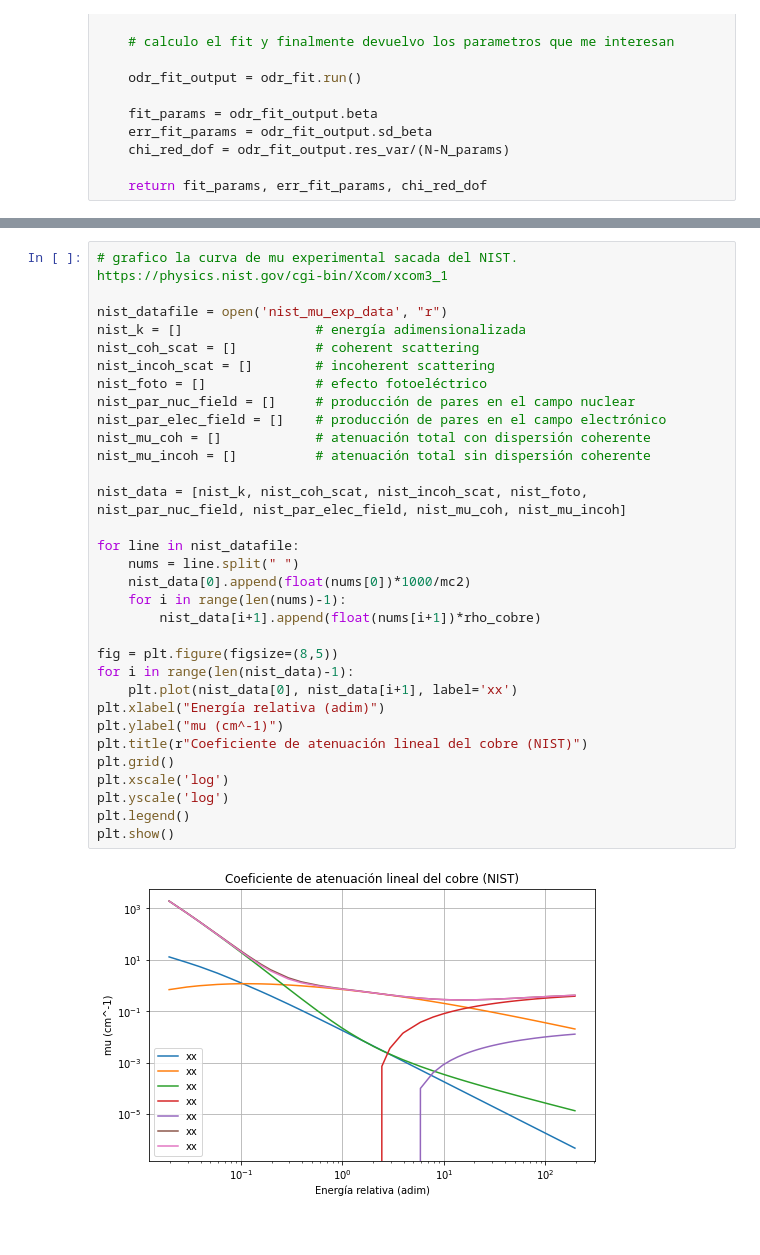
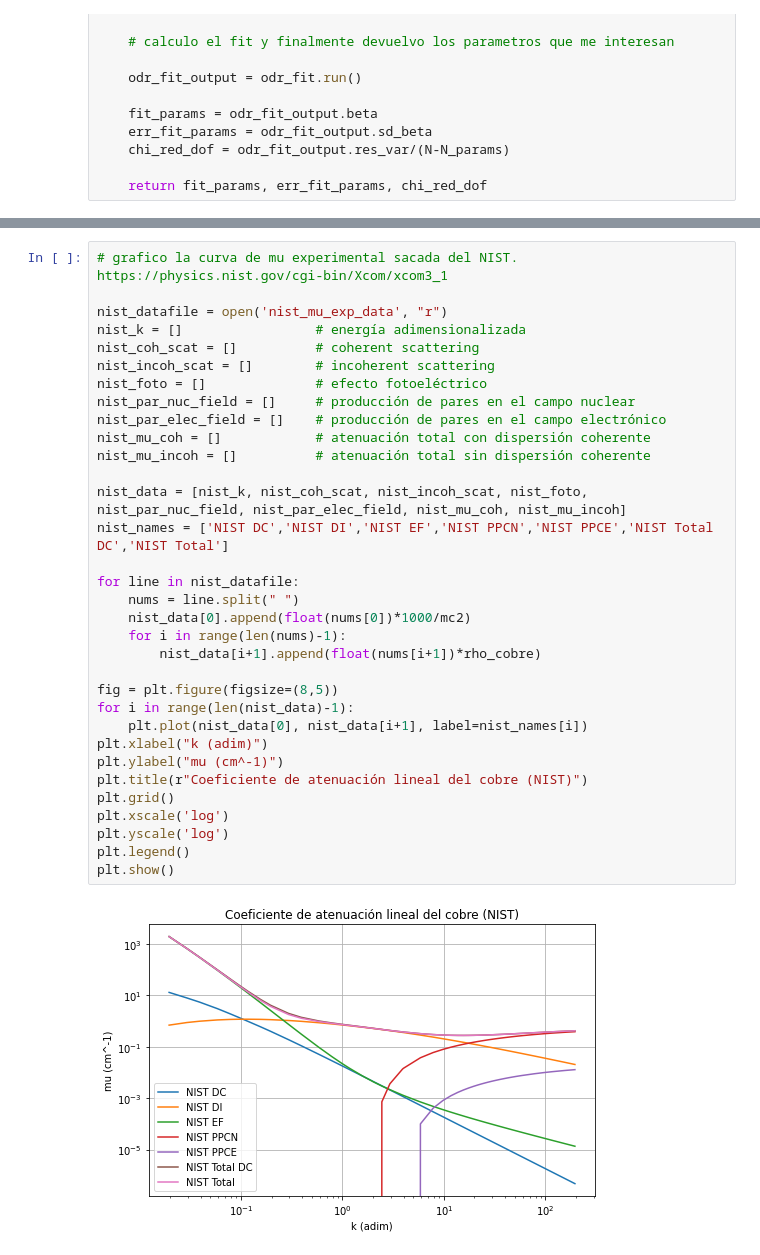
Before and after one commit to expe-cuanticos-2/Analisis_2021, a Jupyter notebook: GrupoB/01_Gamma/tp1_gamma_cui.ipynb, the cells around one changed output, grey strips where cells are left out. Saved outputs shown, nothing was run; the diff lists cells and outputs as text.

```diff
--- a/GrupoB/01_Gamma/tp1_gamma_cui.ipynb
+++ b/GrupoB/01_Gamma/tp1_gamma_cui.ipynb
@@ -349,36 +344,37 @@ def SE_suma_defo(C,k):
 # grafico la curva de mu experimental sacada del NIST. https://physics.nist.gov/cgi-bin/Xcom/xcom3_1
 
 nist_datafile = open('nist_mu_exp_data', "r")
 nist_k = []                 # energía adimensionalizada
 nist_coh_scat = []          # coherent scattering
 nist_incoh_scat = []        # incoherent scattering
 nist_foto = []              # efecto fotoeléctrico
 nist_par_nuc_field = []     # producción de pares en el campo nuclear
 nist_par_elec_field = []    # producción de pares en el campo electrónico
 nist_mu_coh = []            # atenuación total con dispersión coherente
 nist_mu_incoh = []          # atenuación total sin dispersión coherente
 
 nist_data = [nist_k, nist_coh_scat, nist_incoh_scat, nist_foto, nist_par_nuc_field, nist_par_elec_field, nist_mu_coh, nist_mu_incoh]
+nist_names = ['NIST DC','NIST DI','NIST EF','NIST PPCN','NIST PPCE','NIST Total DC','NIST Total']
 
 for line in nist_datafile:
     nums = line.split(" ")
     nist_data[0].append(float(nums[0])*1000/mc2)
     for i in range(len(nums)-1):
         nist_data[i+1].append(float(nums[i+1])*rho_cobre)
 
 fig = plt.figure(figsize=(8,5))
 for i in range(len(nist_data)-1):
-    plt.plot(nist_data[0], nist_data[i+1], label='xx')
-plt.xlabel("Energía relativa (adim)")
+    plt.plot(nist_data[0], nist_data[i+1], label=nist_names[i])
+plt.xlabel("k (adim)")
 plt.ylabel("mu (cm^-1)")
 plt.title(r"Coeficiente de atenuación lineal del cobre (NIST)")
 plt.grid()
 plt.xscale('log')
 plt.yscale('log')
 plt.legend()
 plt.show()
 # %% [output]
-[figure, old version]
+[figure, new version]
 # %%
 # ajuste
 
```
Also changed, not shown: parts of 9 cells of this notebook.
